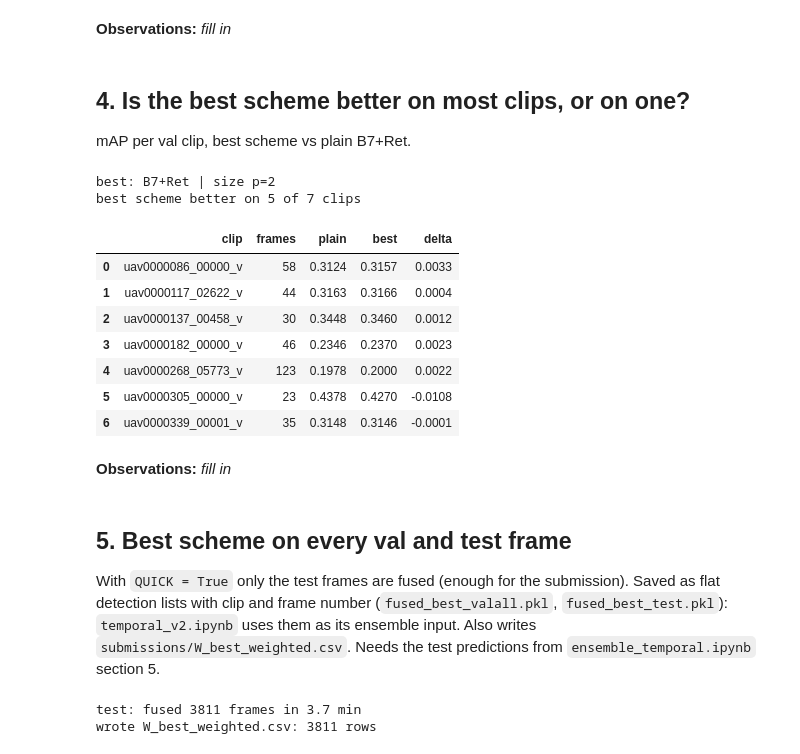
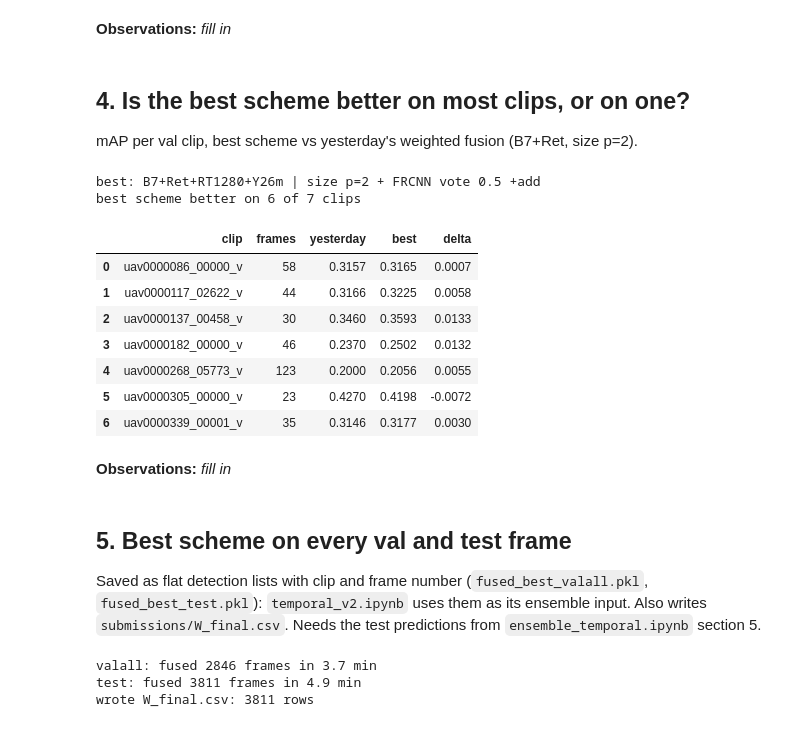
Before and after one commit to yagodanr/ai-hw2-multiobject-detection, a Jupyter notebook: src/experiments/ensemble_weights.ipynb, the cells around one changed output. Saved outputs shown, nothing was run; the diff lists cells and outputs as text; code cells hidden in the pictures.

```diff
--- a/src/experiments/ensemble_weights.ipynb
+++ b/src/experiments/ensemble_weights.ipynb
@@ -55,8 +57,9 @@ COLS = ["mAP", "AP50", "AP75", "AP_small", "AP_medium", "AP_large", "AR"]
 final_b = json.loads((RUNS / "pipeline" / "final_config.json").read_text())
 B_MEMBERS = list(final_b["members"])
 FRCNN, RETINA = "frcnn_baseline_ms", "retinanet_baseline_ms"
+RT1280, Y26M = "rtdetr_l_1280_testres", "yolo26m_1280_testres"   # trained overnight
 WEAK = ["rtdetr_960", "yolo_final_960"]          # the two weakest members on val (mAP ~0.19-0.23 with flip)
-ALL = B_MEMBERS + [FRCNN, RETINA]
+ALL = B_MEMBERS + [FRCNN, RETINA, RT1280, Y26M]
 preds = {n: pickle.loads((ENS / f"valall_{n}.pkl").read_bytes()) for n in ALL}
 print(f"{len(ALL)} members loaded | {len(LABELLED)} labelled val frames")
 # %% [output]
@@ -99,16 +104,18 @@ def size_bin(xyxy):
     return np.digitize(area, [32 ** 2, 96 ** 2])   # 0 small, 1 medium, 2 large (COCO thresholds)
 
 
-def weights_for(members, scheme, p):
-    # {member: array of 3 weights (small, medium, large)}
+def weights_for(members, scheme, p, boost=1.0):
+    # {member: array of 3 weights (small, medium, large)}; boost multiplies every RT-DETR member
     ap = member_ap.loc[members]
     if scheme == "plain" or p == 0:
-        return {n: np.ones(3) for n in members}
-    if scheme == "global":
-        w = (ap["mAP"] / ap["mAP"].mean()) ** p
-        return {n: np.full(3, w[n]) for n in members}
-    rel = (ap[SIZES] / ap[SIZES].mean()).fillna(1.0)          # a size with no ground truth (AP undefined): weight 1
-    return {n: np.maximum(rel.loc[n].to_numpy(), 0.05) ** p for n in members}   # no member is switched off entirely
+        w = {n: np.ones(3) for n in members}
+    elif scheme == "global":
+        g = (ap["mAP"] / ap["mAP"].mean()) ** p
+        w = {n: np.full(3, g[n]) for n in members}
+    else:
+        rel = (ap[SIZES] / ap[SIZES].mean()).fillna(1.0)          # a size with no ground truth (AP undefined): weight 1
+        w = {n: np.maximum(rel.loc[n].to_numpy(), 0.05) ** p for n in members}   # no member is switched off entirely
+    return {n: v * (boost if "rtdetr" in n else 1.0) for n, v in w.items()}
 
 
 def box_iou(a, b):
@@ -144,7 +151,7 @@ def frcnn_vote(fused, fr, n, beta, add):
 
 
 def fuse_frame(cfg, preds, image_id, shape):
-    w = weights_for(cfg["members"], cfg["scheme"], cfg["p"])
+    w = weights_for(cfg["members"], cfg["scheme"], cfg["p"], cfg.get("boost", 1.0))
     per = []
     for n in cfg["members"]:
         xyxy, s, c = preds[n][image_id]
@@ -214,40 +246,40 @@ B7+Ret | size p=4                             mAP 0.3025  AP_small 0.1506  (51 s
 # %% [markdown]
 ## 4. Is the best scheme better on most clips, or on one?
 
-mAP per val clip, best scheme vs plain B7+Ret.
+mAP per val clip, best scheme vs yesterday's weighted fusion (B7+Ret, size p=2).
 # %%
 BEST = grid["mAP"].idxmax()
 best_cfg = CONFIGS[BEST]
 print("best:", BEST)
 clip_of = {f["image_id"]: f["video"] for f in VAL}
 per_clip = []
-fused_ref = {i: fuse_frame(CONFIGS["B7+Ret | plain"], preds, i, VAL_BY_ID[i]["shape"]) for i in LABELLED}
+fused_ref = {i: fuse_frame(CONFIGS[REF], preds, i, VAL_BY_ID[i]["shape"]) for i in LABELLED}
 fused_best = {i: fuse_frame(best_cfg, preds, i, VAL_BY_ID[i]["shape"]) for i in LABELLED}
 for clip in sorted(set(clip_of.values())):
     ids = [i for i in LABELLED if clip_of[i] == clip]
     per_clip.append({"clip": clip, "frames": len(ids),
-                     "plain": evaluate_detections(GT_FILE, to_dets(fused_ref, ids), image_ids=ids)["mAP"],
+                     "yesterday": evaluate_detections(GT_FILE, to_dets(fused_ref, ids), image_ids=ids)["mAP"],
                      "best": evaluate_detections(GT_FILE, to_dets(fused_best, ids), image_ids=ids)["mAP"]})
-per_clip = pd.DataFrame(per_clip).assign(delta=lambda t: t["best"] - t["plain"])
+per_clip = pd.DataFrame(per_clip).assign(delta=lambda t: t["best"] - t["yesterday"])
 print(f"best scheme better on {(per_clip.delta > 0).sum()} of {len(per_clip)} clips")
 per_clip.round(4)
 # %% [output]
-best: B7+Ret | size p=2
-best scheme better on 5 of 7 clips
+best: B7+Ret+RT1280+Y26m | size p=2 + FRCNN vote 0.5 +add
+best scheme better on 6 of 7 clips
-|  | clip | frames | plain | best | delta |
-| 0 | uav0000086_00000_v | 58 | 0.3124 | 0.3157 | 0.0033 |
-| 1 | uav0000117_02622_v | 44 | 0.3163 | 0.3166 | 0.0004 |
-| 2 | uav0000137_00458_v | 30 | 0.3448 | 0.3460 | 0.0012 |
-| 3 | uav0000182_00000_v | 46 | 0.2346 | 0.2370 | 0.0023 |
-| 4 | uav0000268_05773_v | 123 | 0.1978 | 0.2000 | 0.0022 |
-| 5 | uav0000305_00000_v | 23 | 0.4378 | 0.4270 | -0.0108 |
-| 6 | uav0000339_00001_v | 35 | 0.3148 | 0.3146 | -0.0001 |
+|  | clip | frames | yesterday | best | delta |
+| 0 | uav0000086_00000_v | 58 | 0.3157 | 0.3165 | 0.0007 |
+| 1 | uav0000117_02622_v | 44 | 0.3166 | 0.3225 | 0.0058 |
+| 2 | uav0000137_00458_v | 30 | 0.3460 | 0.3593 | 0.0133 |
+| 3 | uav0000182_00000_v | 46 | 0.2370 | 0.2502 | 0.0132 |
+| 4 | uav0000268_05773_v | 123 | 0.2000 | 0.2056 | 0.0055 |
+| 5 | uav0000305_00000_v | 23 | 0.4270 | 0.4198 | -0.0072 |
+| 6 | uav0000339_00001_v | 35 | 0.3146 | 0.3177 | 0.0030 |
 # %% [markdown]
 **Observations:** _fill in_
 # %% [markdown]
 ## 5. Best scheme on every val and test frame
 
-With `QUICK = True` only the test frames are fused (enough for the submission). Saved as flat detection lists with clip and frame number (`fused_best_valall.pkl`, `fused_best_test.pkl`): `temporal_v2.ipynb` uses them as its ensemble input. Also writes `submissions/W_best_weighted.csv`. Needs the test predictions from `ensemble_temporal.ipynb` section 5.
+Saved as flat detection lists with clip and frame number (`fused_best_valall.pkl`, `fused_best_test.pkl`): `temporal_v2.ipynb` uses them as its ensemble input. Also writes `submissions/W_final.csv`. Needs the test predictions from `ensemble_temporal.ipynb` section 5.
 # %%
 def fuse_all(split, frames, preds_split):
     t0 = time.time()
@@ -264,17 +296,17 @@ def fuse_all(split, frames, preds_split):
 
 needed = set(best_cfg["members"]) | ({FRCNN} if best_cfg.get("vote") else set())
 (ENS / "weights_best.json").write_text(json.dumps({"label": BEST, **best_cfg}, indent=1))
-if not QUICK:   # every val frame, for temporal_v2.ipynb
-    _ = fuse_all("valall", VAL, preds)
-del preds
+_ = fuse_all("valall", VAL, preds)   # every val frame, for temporal_v2.ipynb
+del preds, _
 test_preds = {n: pickle.loads((ENS / f"test_{n}.pkl").read_bytes()) for n in needed}
 test_dets = fuse_all("test", TEST, test_preds)
 rows_by_id = {}
 for d in test_dets:
     x, y, w, h = d["bbox"]
     rows_by_id.setdefault(d["image_id"], []).append((d["category_id"] - 1, d["score"], x, y, w, h))
-sub = write_submission(rows_by_id, TEST_CSV, ENS / "submissions" / "W_best_weighted.csv")
-print(f"wrote W_best_weighted.csv: {len(sub)} rows")
+sub = write_submission(rows_by_id, TEST_CSV, ENS / "submissions" / "W_final.csv")
+print(f"wrote W_final.csv: {len(sub)} rows")
 # %% [output]
-test: fused 3811 frames in 3.7 min
-wrote W_best_weighted.csv: 3811 rows
+valall: fused 2846 frames in 3.7 min
+test: fused 3811 frames in 4.9 min
+wrote W_final.csv: 3811 rows
```
Also changed, not shown: parts of 5 cells of this notebook, 2 other files.
